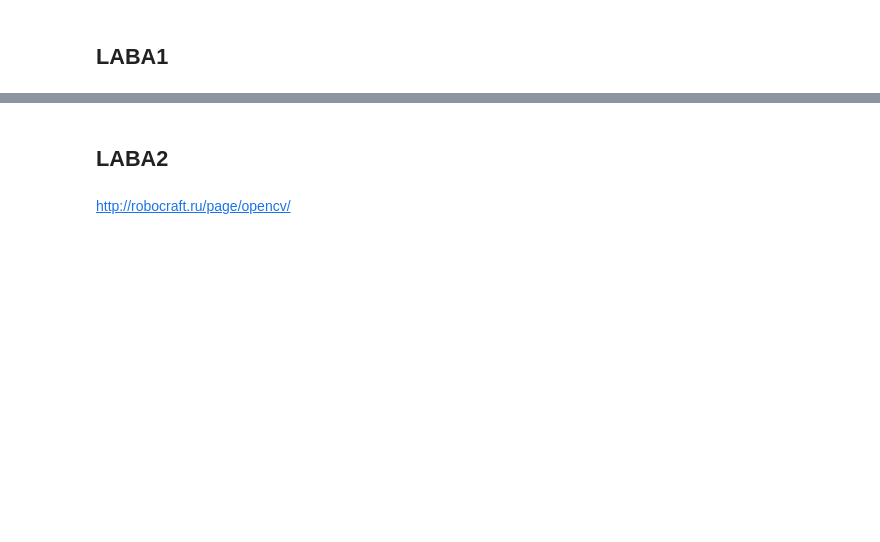
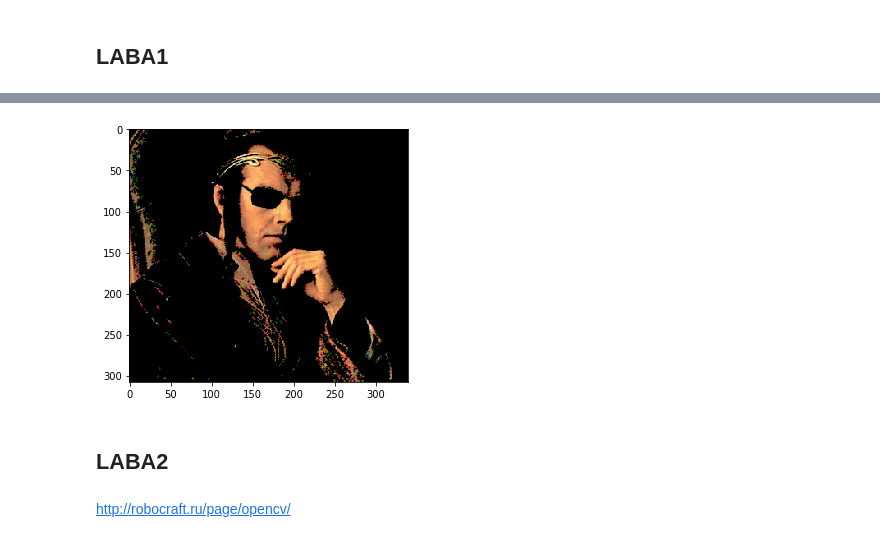
Before and after one commit to plushchaynikolay/PPr, a Jupyter notebook: Verman/lab4opencv/Untitled.ipynb, the cells around one changed output, grey strips where cells are left out. Saved outputs shown, nothing was run; the diff lists cells and outputs as text; code cells hidden in the pictures; blank space fills up the shorter version.

```diff
--- a/Verman/lab4opencv/Untitled.ipynb
+++ b/Verman/lab4opencv/Untitled.ipynb
@@ -23,6 +33,8 @@ viewImage(thresholds)
 # %%
-result = cv2.bitwise_and(image, cv2.cvtColor(thresholds, cv2.COLOR_BAYER_GR2BGR))
-viewImage(result)
+result = cv.bitwise_and(image, cv.cvtColor(thresholds, cv.COLOR_BAYER_GR2BGR))
+show_pic(result, 1)
+# %% [output]
+[figure, added]
 # %% [markdown]
 ## LABA2
 # %% [markdown]
```
Also changed, not shown: parts of 25 cells of this notebook.
